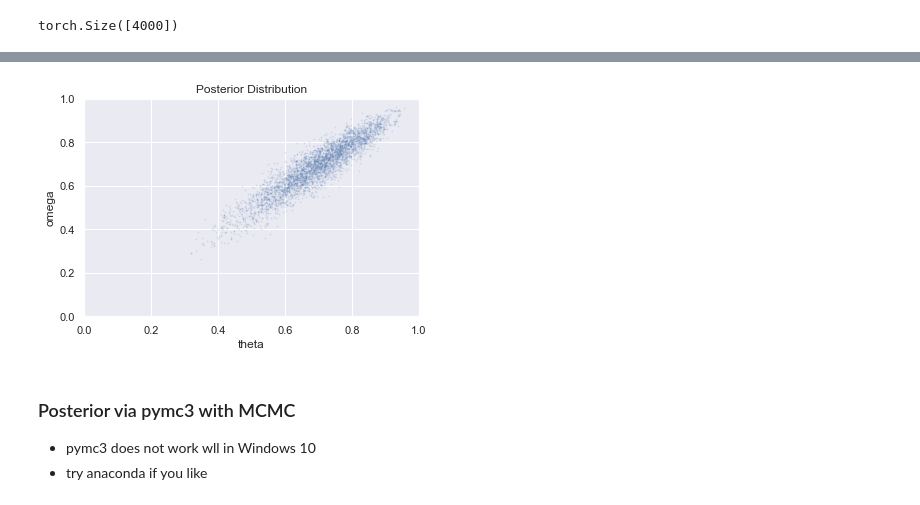
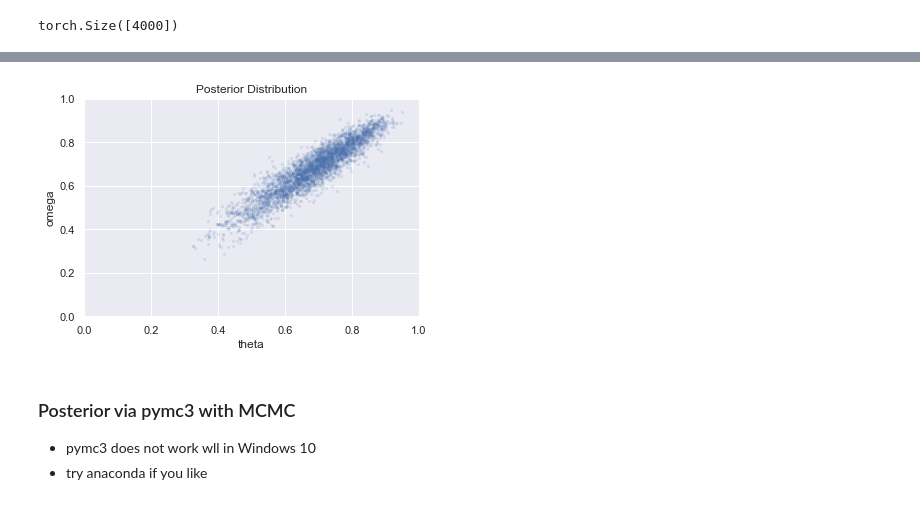
Before and after one commit to yongduek/DBDA-python, a Jupyter notebook: with_pyro/09_wpyro.ipynb, the cells around one changed output, grey strips where cells are left out. Saved outputs shown, nothing was run; the diff lists cells and outputs as text; code cells hidden in the pictures.

```diff
--- a/with_pyro/09_wpyro.ipynb
+++ b/with_pyro/09_wpyro.ipynb
@@ -293,12 +295,12 @@ az.plot_trace(trace);
 # %%
-plt.scatter(trace.posterior['t'], trace.posterior['w'], alpha=.1, s=1)
+plt.scatter(trace.posterior['t'], trace.posterior['w'], alpha=.1, s=5)
 plt.xlim([0,1])
 plt.ylim([0,1])
 plt.title('Posterior Distribution')
 plt.xlabel('theta')
 plt.ylabel('omega');
 # %% [output]
-[figure, old version]
+[figure, new version]
 # %% [markdown]
 ### Posterior via pymc3 with MCMC
 - pymc3 does not work wll in Windows 10
```
Also changed, not shown: parts of 5 cells of this notebook, 29 other files.
